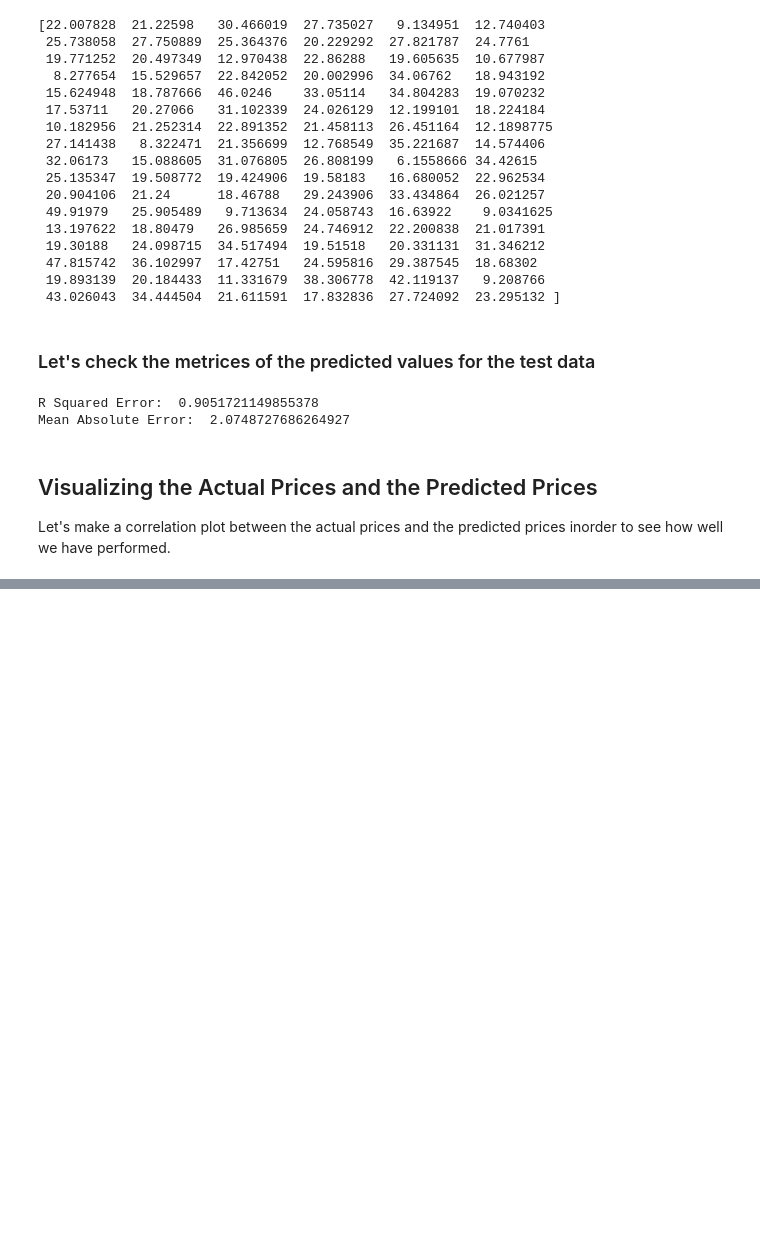
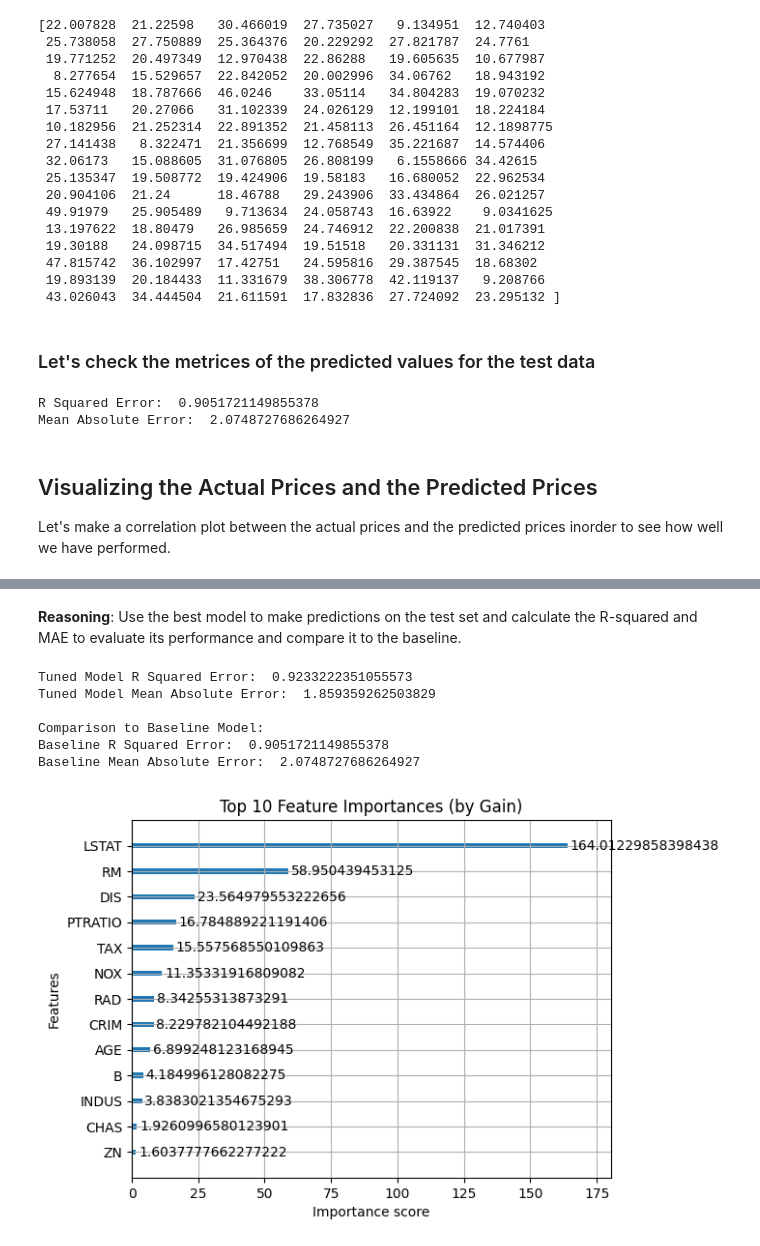
Before and after one commit to samarranjit/House_Prices_Prediction_XGBoost_Regression, a Jupyter notebook: House_Price_Prediction_Using_XGBoost_Regression.ipynb, the cells around one changed output, grey strips where cells are left out. Drawn from its saved outputs; the diff is of its cells as text; code cells hidden in the pictures; blank space fills up the shorter version.

```diff
--- a/House_Price_Prediction_Using_XGBoost_Regression.ipynb
+++ b/House_Price_Prediction_Using_XGBoost_Regression.ipynb
@@ -337,0 +409,28 @@ Let's make a correlation plot between the actual prices and the predicted prices
+# %%
+from sklearn.model_selection import GridSearchCV
+# Hyperparameter grid to search
+param_grid = {
+    'n_estimators': [100, 200],          # Number of boosting rounds
+    'max_depth': [3, 4, 5],              # Tree depth
+    'learning_rate': [0.01, 0.1, 0.2],   # Learning rate (eta)
+    'subsample': [0.8, 1.0],             # % of samples used per tree
+    'colsample_bytree': [0.8, 1.0] ,      # % of features used per tree
+
+}
+
+xgb_model = XGBRegressor(random_state=2)
+# Create the GridSearchCV object
+grid_search = GridSearchCV(
+    estimator=xgb_model,
+    param_grid=param_grid,
+    cv=5,                         # 5-fold cross-validation
+    scoring='r2',                 # Use R² as the evaluation metric
+    n_jobs=-1,                    # Use all CPU cores (faster)
+    verbose=1                     # Show progress in console
+)
+grid_search.fit(X_Train, Y_Train)
+
+best_params = grid_search.best_params_
+best_model = grid_search.best_estimator_
+
+print("Best hyperparameters:", best_params)
@@ -338 +477,36 @@ Let's make a correlation plot between the actual prices and the predicted prices
+# %% [markdown]
+**Reasoning**:
+Use the best model to make predictions on the test set and calculate the R-squared and MAE to evaluate its performance and compare it to the baseline.
+# %%
+tuned_test_data_prediction = best_model.predict(X_Test)
+
+tuned_test_r_sq = metrics.r2_score(Y_Test, tuned_test_data_prediction)
+tuned_test_mae = metrics.mean_absolute_error(Y_Test, tuned_test_data_prediction)
+
+print("Tuned Model R Squared Error: ", tuned_test_r_sq)
+print("Tuned Model Mean Absolute Error: ", tuned_test_mae)
+
+print("\nComparison to Baseline Model:")
+print("Baseline R Squared Error: ", test_r_sq)
+print("Baseline Mean Absolute Error: ", test_mae)
+# %% [output]
+Tuned Model R Squared Error:  0.9233222351055573
+Tuned Model Mean Absolute Error:  1.859359262503829
+
+Comparison to Baseline Model:
+Baseline R Squared Error:  0.9051721149855378
+Baseline Mean Absolute Error:  2.0748727686264927
+# %%
+import matplotlib.pyplot as plt
+import xgboost as xgb
+
+# Get the best model
+best_model = grid_search.best_estimator_
+
+# Plot feature importance by gain
+xgb.plot_importance(best_model, importance_type='gain')
+plt.title("Top 10 Feature Importances (by Gain)")
+plt.show()
+# %% [output]
+[figure, added]
 # %%
```
Also changed, not shown: parts of 10 cells of this notebook.
